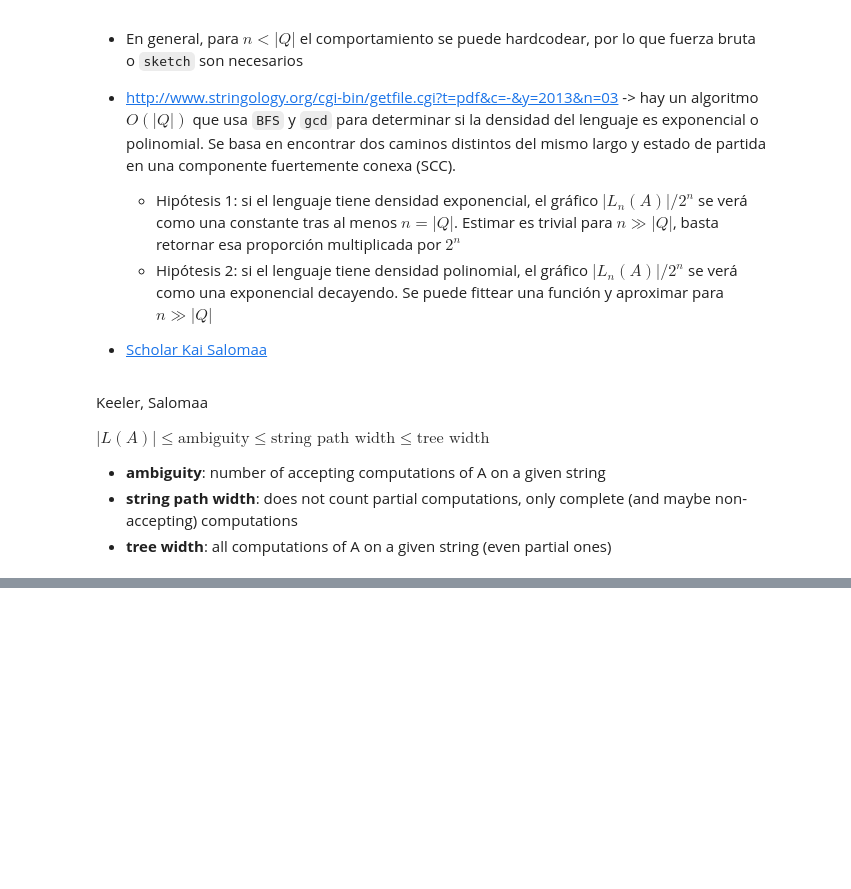
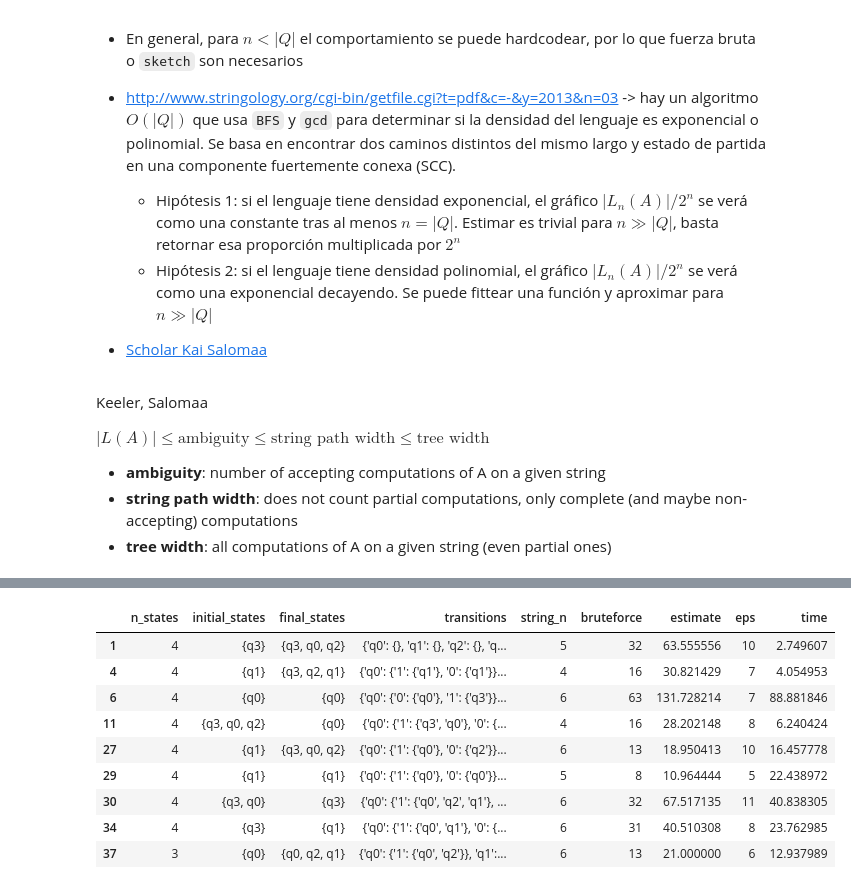
Before and after one commit to viantirreau/count-nfa, a Jupyter notebook: Bruteforce.ipynb, the cells around one changed output, grey strips where cells are left out. Cells and saved outputs as stored; diff of their text form; code cells hidden in the pictures; blank space fills up the shorter version.

```diff
--- a/Bruteforce.ipynb
+++ b/Bruteforce.ipynb
@@ -904,0 +970,13 @@ nfa.transitions["q2"]
+# %%
+df["rel_error"] = abs(df.estimate - df.bruteforce)/df.bruteforce
+# %% [output]
+|  | n_states | initial_states | final_states | transitions | string_n | bruteforce | estimate | eps | time |
+| 1 | 4 | {q3} | {q3, q0, q2} | {'q0': {}, 'q1': {}, 'q2': {}, 'q... | 5 | 32 | 63.555556 | 10 | 2.749607 |
+| 4 | 4 | {q1} | {q3, q2, q1} | {'q0': {'1': {'q1'}, '0': {'q1'}}... | 4 | 16 | 30.821429 | 7 | 4.054953 |
+| 6 | 4 | {q0} | {q0} | {'q0': {'0': {'q0'}, '1': {'q3'}}... | 6 | 63 | 131.728214 | 7 | 88.881846 |
+| 11 | 4 | {q3, q0, q2} | {q0} | {'q0': {'1': {'q3', 'q0'}, '0': {... | 4 | 16 | 28.202148 | 8 | 6.240424 |
+| 27 | 4 | {q1} | {q3, q0, q2} | {'q0': {'1': {'q0'}, '0': {'q2'}}... | 6 | 13 | 18.950413 | 10 | 16.457778 |
+| 29 | 4 | {q1} | {q1} | {'q0': {'1': {'q0'}, '0': {'q0'}}... | 5 | 8 | 10.964444 | 5 | 22.438972 |
+| 30 | 4 | {q3, q0} | {q3} | {'q0': {'1': {'q0', 'q2', 'q1'}, ... | 6 | 32 | 67.517135 | 11 | 40.838305 |
+| 34 | 4 | {q3} | {q1} | {'q0': {'1': {'q0', 'q1'}, '0': {... | 6 | 31 | 40.510308 | 8 | 23.762985 |
+| 37 | 3 | {q0} | {q0, q2, q1} | {'q0': {'1': {'q0', 'q2'}}, 'q1':... | 6 | 13 | 21.000000 | 6 | 12.937989 |
```
Also changed, not shown: parts of 25 cells of this notebook, 2 other files.
